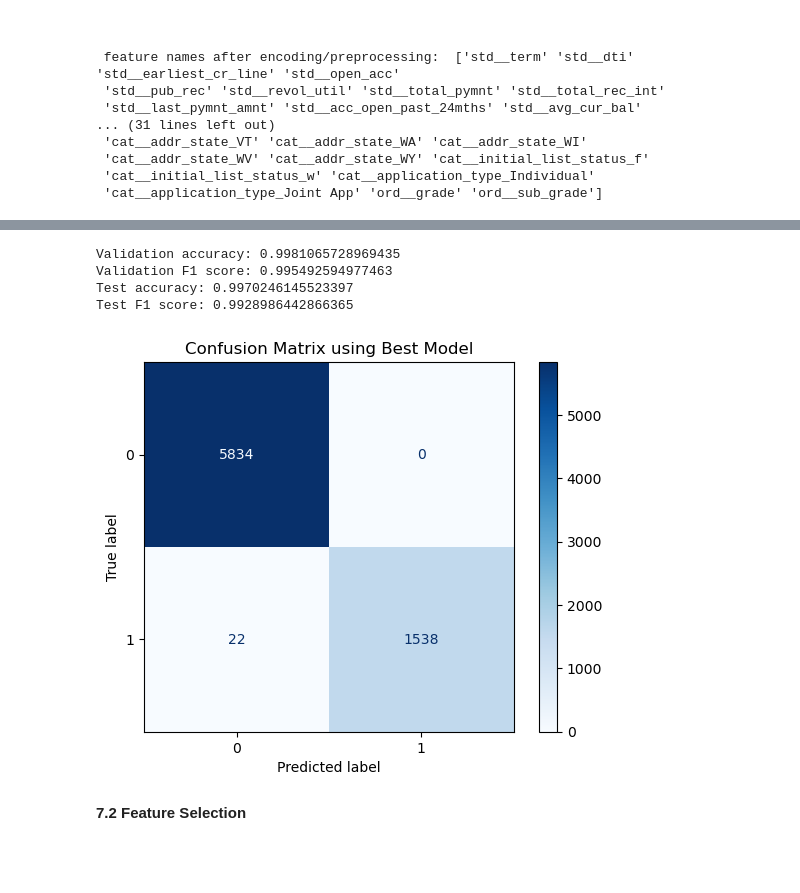
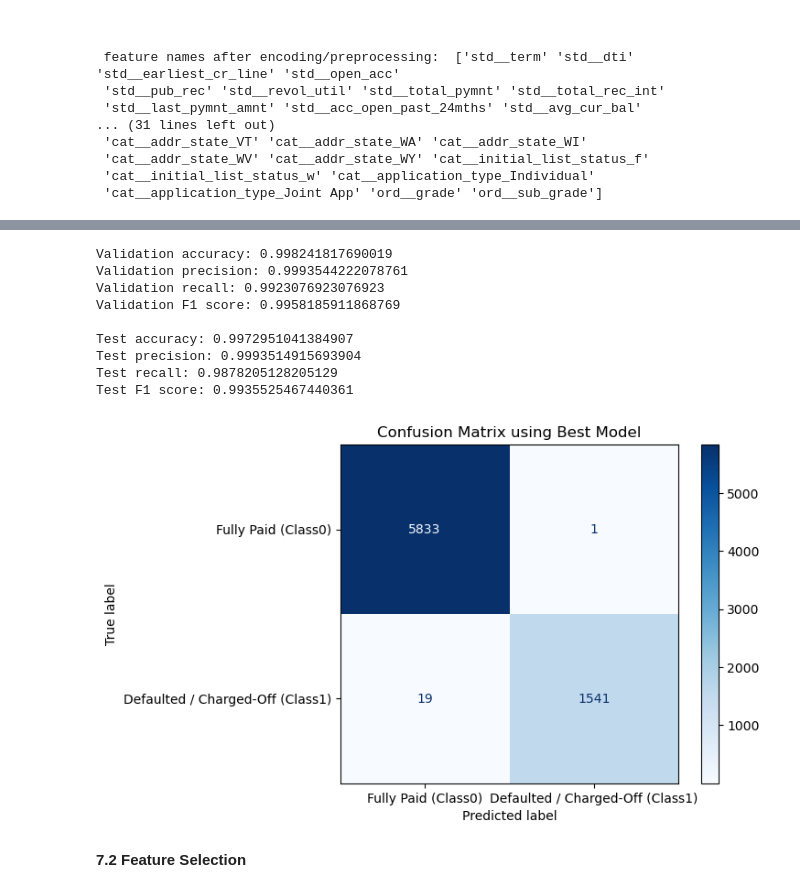
Before and after one commit to yxing12/data1030-load-default-prob, a Jupyter notebook: loan_default_prob_20w.ipynb, the cells around one changed output, grey strips where cells are left out. Drawn from its saved outputs; the diff is of its cells as text; code cells hidden in the pictures; blank space fills up the shorter version.

Commit message:
adjusted cm threshold

```diff
--- a/loan_default_prob_20w.ipynb
+++ b/loan_default_prob_20w.ipynb
@@ -1506,35 +1543,43 @@ y_test_prep Distribution: Fully-Paid: 78.90%, Defaulted/Charged-off: 21.10%
 # %%
-from sklearn.metrics import accuracy_score, f1_score, confusion_matrix, ConfusionMatrixDisplay
-
-# Initialize the model
-model = XGBClassifier(random_state=42, colsample_bytree=0.9, subsample=0.8, max_depth=20,reg_alpha=0.1, reg_lambda=1.0)
-
-# Fit the model
-model.fit(df_train, y_train, eval_set=[(df_val, y_val)], verbose=False)
+threshold = 0.2
 
 # Predict on validation set
-y_val_pred = model.predict(df_val)
+y_val_prob = model.predict_proba(df_val)[:, 1]
+y_val_pred = (y_val_prob >= threshold).astype(int)
 
 print('Validation accuracy:', accuracy_score(y_val, y_val_pred))
+print('Validation precision:', precision_score(y_val, y_val_pred))
+print('Validation recall:', recall_score(y_val, y_val_pred))
 print('Validation F1 score:', f1_score(y_val, y_val_pred))
+print('')
 
 # Predict on test set
-y_test_pred = model.predict(df_test)
+y_test_prob = model.predict_proba(df_test)[:, 1]
+y_test_pred = (y_test_prob >= threshold).astype(int)
+
 print('Test accuracy:', accuracy_score(y_test, y_test_pred))
+print('Test precision:', precision_score(y_test, y_test_pred))
+print('Test recall:', recall_score(y_test, y_test_pred))
 print('Test F1 score:', f1_score(y_test, y_test_pred))
 
 cm = confusion_matrix(y_test,y_test_pred)
+labels = ['Fully Paid (Class0)', 'Defaulted / Charged-Off (Class1)']
 
-disp = ConfusionMatrixDisplay(confusion_matrix=cm)
+disp = ConfusionMatrixDisplay(confusion_matrix=cm, display_labels=labels)
 disp.plot(cmap=plt.cm.Blues)
 plt.title('Confusion Matrix using Best Model')
 plt.show()
 # %% [output]
-Validation accuracy: 0.9981065728969435
-Validation F1 score: 0.995492594977463
-Test accuracy: 0.9970246145523397
-Test F1 score: 0.9928986442866365
+Validation accuracy: 0.998241817690019
+Validation precision: 0.9993544222078761
+Validation recall: 0.9923076923076923
+Validation F1 score: 0.9958185911868769
+
+Test accuracy: 0.9972951041384907
+Test precision: 0.9993514915693904
+Test recall: 0.9878205128205129
+Test F1 score: 0.9935525467440361
-[figure, old version]
+[figure, new version]
 # %% [markdown]
 **7.2 Feature Selection**
 # %%
```
Also changed, not shown: parts of 14 cells of this notebook, 1 other file.
